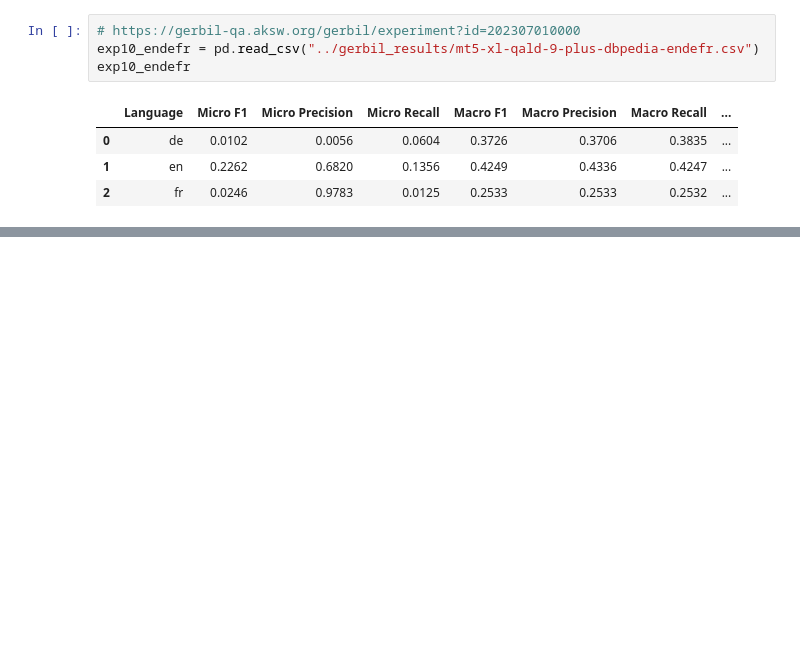
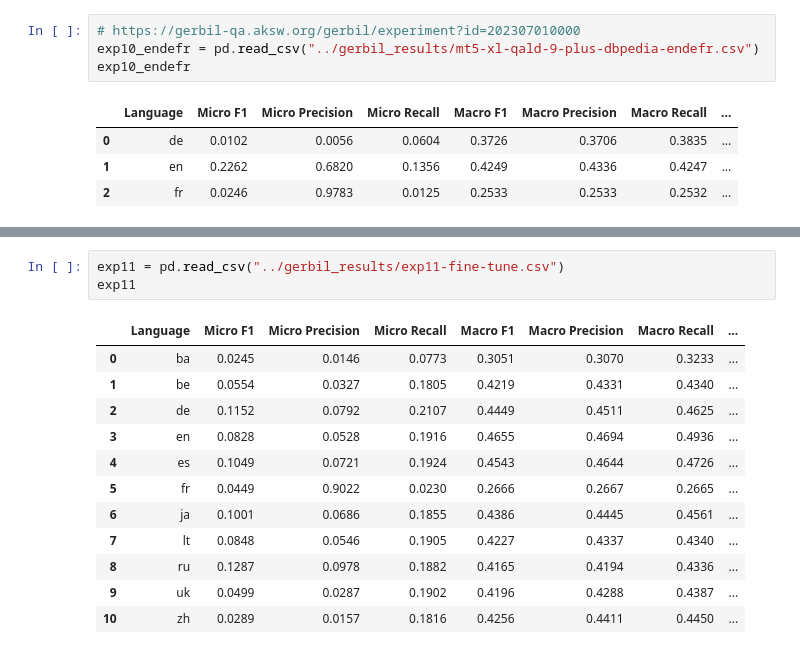
Before and after one commit to dice-group/MST5, a Jupyter notebook: notebooks/eval_results_dbpedia.ipynb, the cells around one changed output, grey strips where cells are left out. Drawn from its saved outputs; the diff is of its cells as text; blank space fills up the shorter version.

```diff
--- a/notebooks/eval_results_dbpedia.ipynb
+++ b/notebooks/eval_results_dbpedia.ipynb
@@ -133,0 +142,16 @@ plot({
+# %%
+exp11 = pd.read_csv("../gerbil_results/exp11-fine-tune.csv")
+exp11
+# %% [output]
+|  | Language | Micro F1 | Micro Precision | Micro Recall | Macro F1 | Macro Precision | Macro Recall | ... |
+| 0 | ba | 0.0245 | 0.0146 | 0.0773 | 0.3051 | 0.3070 | 0.3233 | ... |
+| 1 | be | 0.0554 | 0.0327 | 0.1805 | 0.4219 | 0.4331 | 0.4340 | ... |
+| 2 | de | 0.1152 | 0.0792 | 0.2107 | 0.4449 | 0.4511 | 0.4625 | ... |
+| 3 | en | 0.0828 | 0.0528 | 0.1916 | 0.4655 | 0.4694 | 0.4936 | ... |
+| 4 | es | 0.1049 | 0.0721 | 0.1924 | 0.4543 | 0.4644 | 0.4726 | ... |
+| 5 | fr | 0.0449 | 0.9022 | 0.0230 | 0.2666 | 0.2667 | 0.2665 | ... |
+| 6 | ja | 0.1001 | 0.0686 | 0.1855 | 0.4386 | 0.4445 | 0.4561 | ... |
+| 7 | lt | 0.0848 | 0.0546 | 0.1905 | 0.4227 | 0.4337 | 0.4340 | ... |
+| 8 | ru | 0.1287 | 0.0978 | 0.1882 | 0.4165 | 0.4194 | 0.4336 | ... |
+| 9 | uk | 0.0499 | 0.0287 | 0.1902 | 0.4196 | 0.4288 | 0.4387 | ... |
+| 10 | zh | 0.0289 | 0.0157 | 0.1816 | 0.4256 | 0.4411 | 0.4450 | ... |
```
Also changed, not shown: parts of 10 cells of this notebook.
